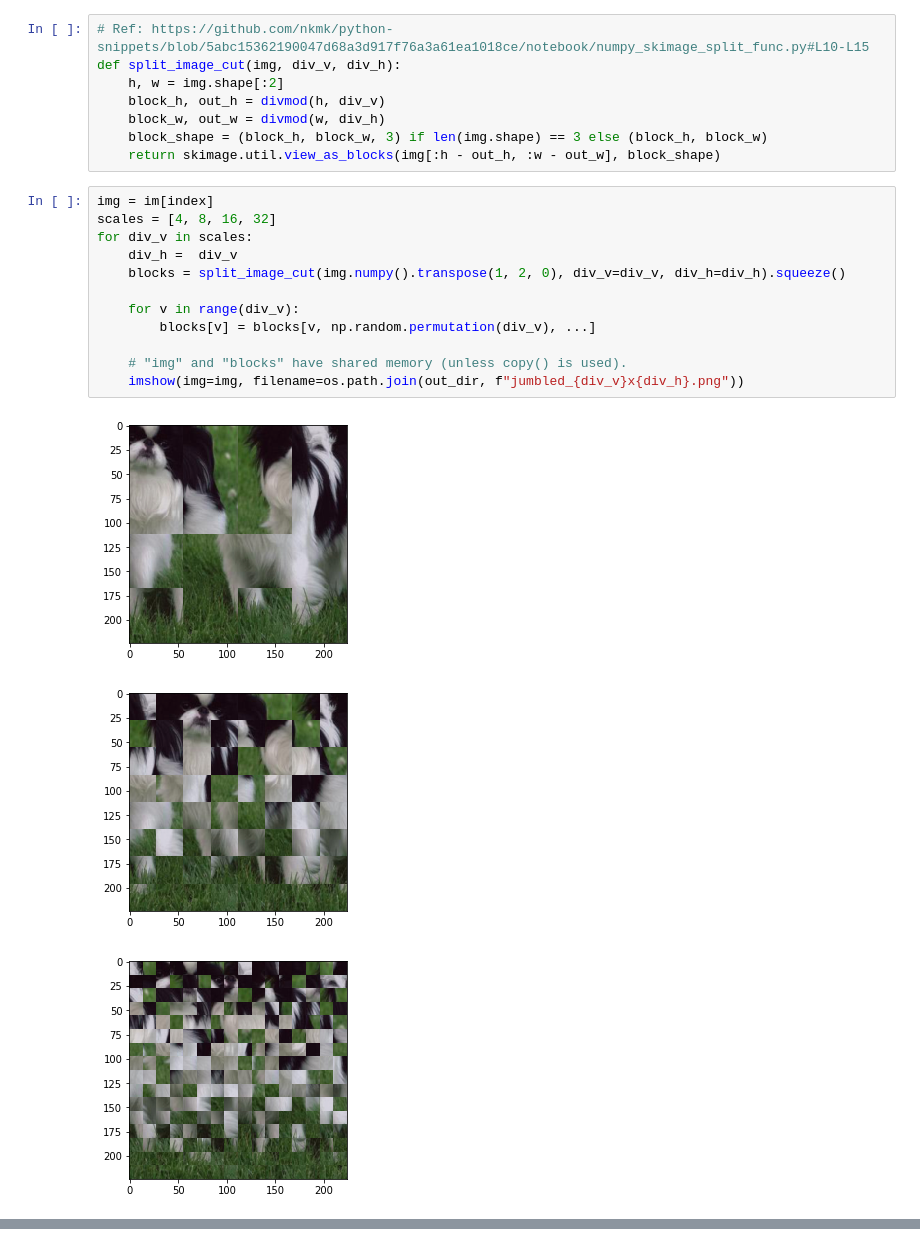
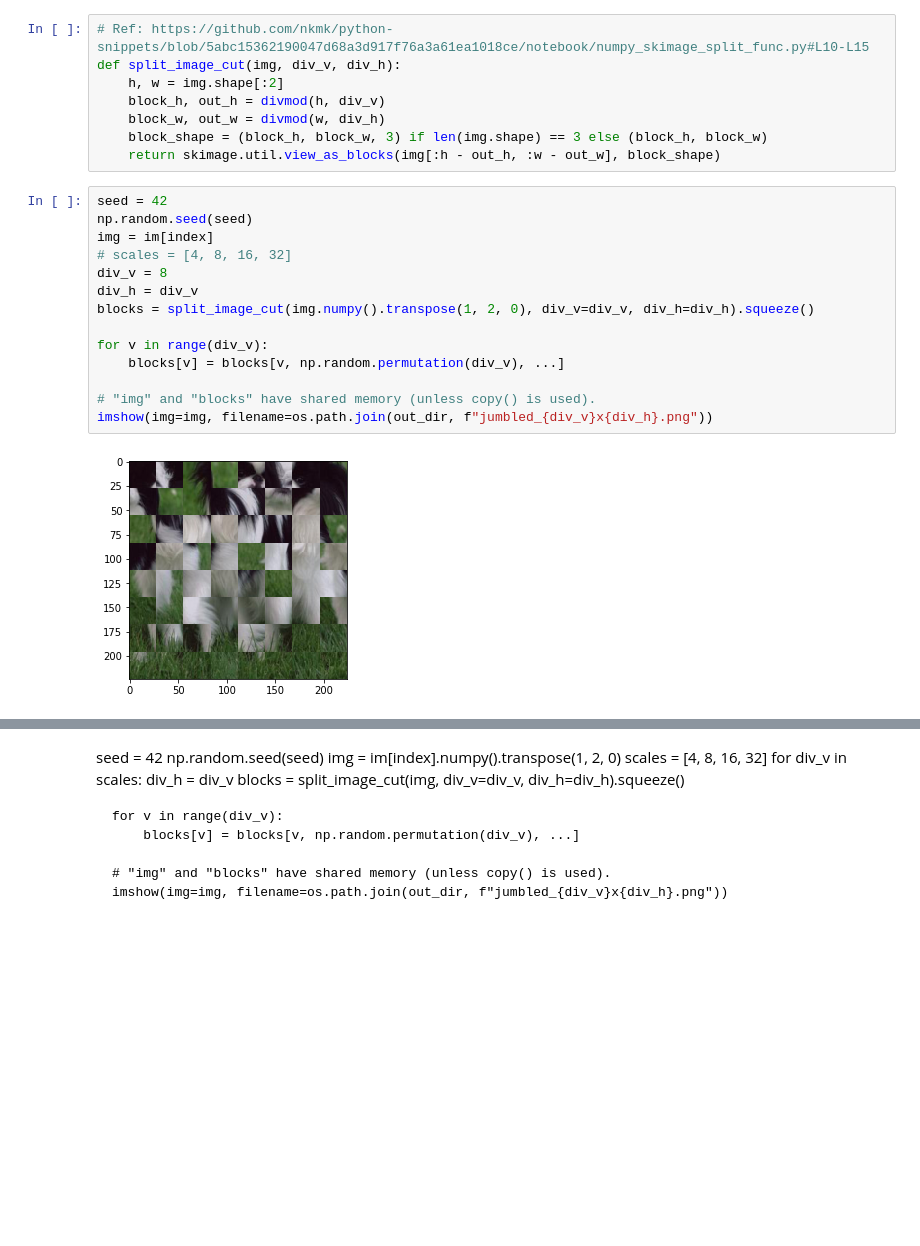
Before and after one commit to KUCognitiveInformaticsLab/blur-training, a Jupyter notebook: notebooks/jumbled.ipynb, the cells around one changed output, grey strips where cells are left out. Drawn from its saved outputs; the diff is of its cells as text; blank space fills up the shorter version.

Commit message:
Add jumbled image's notebook

```diff
--- a/notebooks/jumbled.ipynb
+++ b/notebooks/jumbled.ipynb
@@ -105,18 +105,18 @@ def split_image_cut(img, div_v, div_h):
     block_shape = (block_h, block_w, 3) if len(img.shape) == 3 else (block_h, block_w)
     return skimage.util.view_as_blocks(img[:h - out_h, :w - out_w], block_shape)
 # %%
+seed = 42
+np.random.seed(seed)
 img = im[index]
-scales = [4, 8, 16, 32]
-for div_v in scales:
-    div_h =  div_v
-    blocks = split_image_cut(img.numpy().transpose(1, 2, 0), div_v=div_v, div_h=div_h).squeeze()
+# scales = [4, 8, 16, 32]
+div_v = 8
+div_h = div_v
+blocks = split_image_cut(img.numpy().transpose(1, 2, 0), div_v=div_v, div_h=div_h).squeeze()
 
-    for v in range(div_v):
-        blocks[v] = blocks[v, np.random.permutation(div_v), ...]
+for v in range(div_v):
+    blocks[v] = blocks[v, np.random.permutation(div_v), ...]
 
-    # "img" and "blocks" have shared memory (unless copy() is used).
-    imshow(img=img, filename=os.path.join(out_dir, f"jumbled_{div_v}x{div_h}.png"))
+# "img" and "blocks" have shared memory (unless copy() is used).
+imshow(img=img, filename=os.path.join(out_dir, f"jumbled_{div_v}x{div_h}.png"))
 # %% [output]
-[figure, old version]
+[figure, new version]
-[figure, removed]
-[figure, removed]
@@ -123,0 +123,14 @@ for div_v in scales:
+# %% [markdown]
+seed = 42
+np.random.seed(seed)
+img = im[index].numpy().transpose(1, 2, 0)
+scales = [4, 8, 16, 32]
+for div_v in scales:
+    div_h =  div_v
+    blocks = split_image_cut(img, div_v=div_v, div_h=div_h).squeeze()
+
+    for v in range(div_v):
+        blocks[v] = blocks[v, np.random.permutation(div_v), ...]
+
+    # "img" and "blocks" have shared memory (unless copy() is used).
+    imshow(img=img, filename=os.path.join(out_dir, f"jumbled_{div_v}x{div_h}.png"))
```
Also changed, not shown: parts of 1 cell of this notebook.
